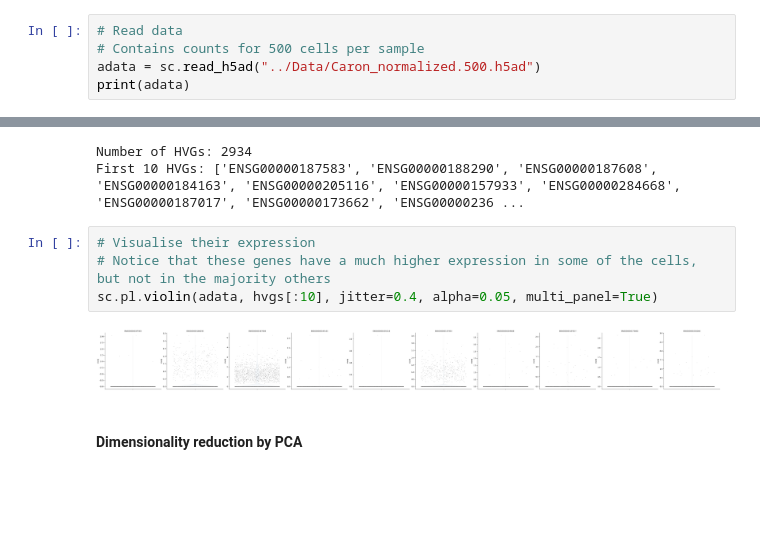
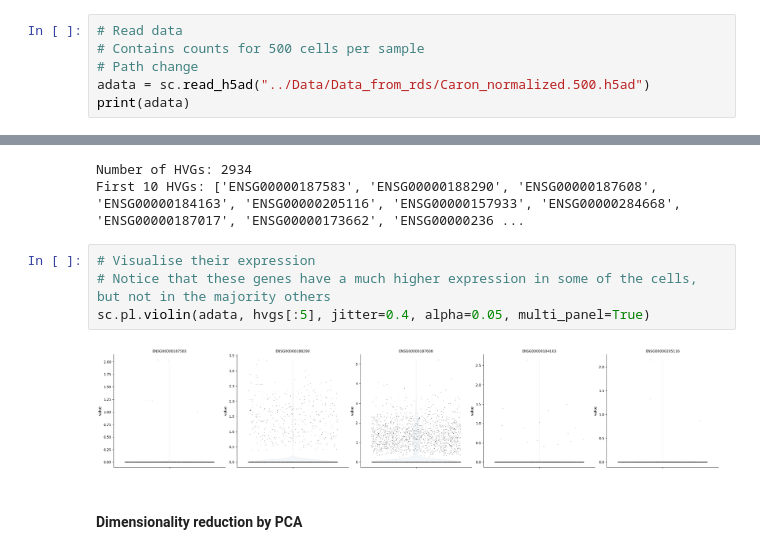
Before and after one commit to Functional-Genomics/scRNA-seq_python_course_2024, a Jupyter notebook: Demonstrations/03_yuyao_feature_selection_dim_reduction_demo.ipynb, the cells around one changed output, grey strips where cells are left out. Cells and saved outputs as stored; diff of their text form; blank space fills up the shorter version.

```diff
--- a/Demonstrations/03_yuyao_feature_selection_dim_reduction_demo.ipynb
+++ b/Demonstrations/03_yuyao_feature_selection_dim_reduction_demo.ipynb
@@ -27,7 +29,8 @@ pd.set_option('display.max_columns', 40)
 # %%
 # Read data
 # Contains counts for 500 cells per sample
-adata = sc.read_h5ad("../Data/Caron_normalized.500.h5ad")
+# Path change
+adata = sc.read_h5ad("../Data/Data_from_rds/Caron_normalized.500.h5ad")
 print(adata)
 # %% [output]
 AnnData object with n_obs × n_vars = 5500 × 29346
@@ -103,9 +106,9 @@ First 10 HVGs: ['ENSG00000187583', 'ENSG00000188290', 'ENSG00000187608', 'ENSG00
 # %%
 # Visualise their expression
 # Notice that these genes have a much higher expression in some of the cells, but not in the majority others
-sc.pl.violin(adata, hvgs[:10], jitter=0.4, alpha=0.05, multi_panel=True)
+sc.pl.violin(adata, hvgs[:5], jitter=0.4, alpha=0.05, multi_panel=True)
 # %% [output]
-[figure, old version]
+[figure, new version]
 # %% [markdown]
 #### Dimensionality reduction by PCA
 # %%
```
Also changed, not shown: parts of 5 cells of this notebook, 2 other files.
